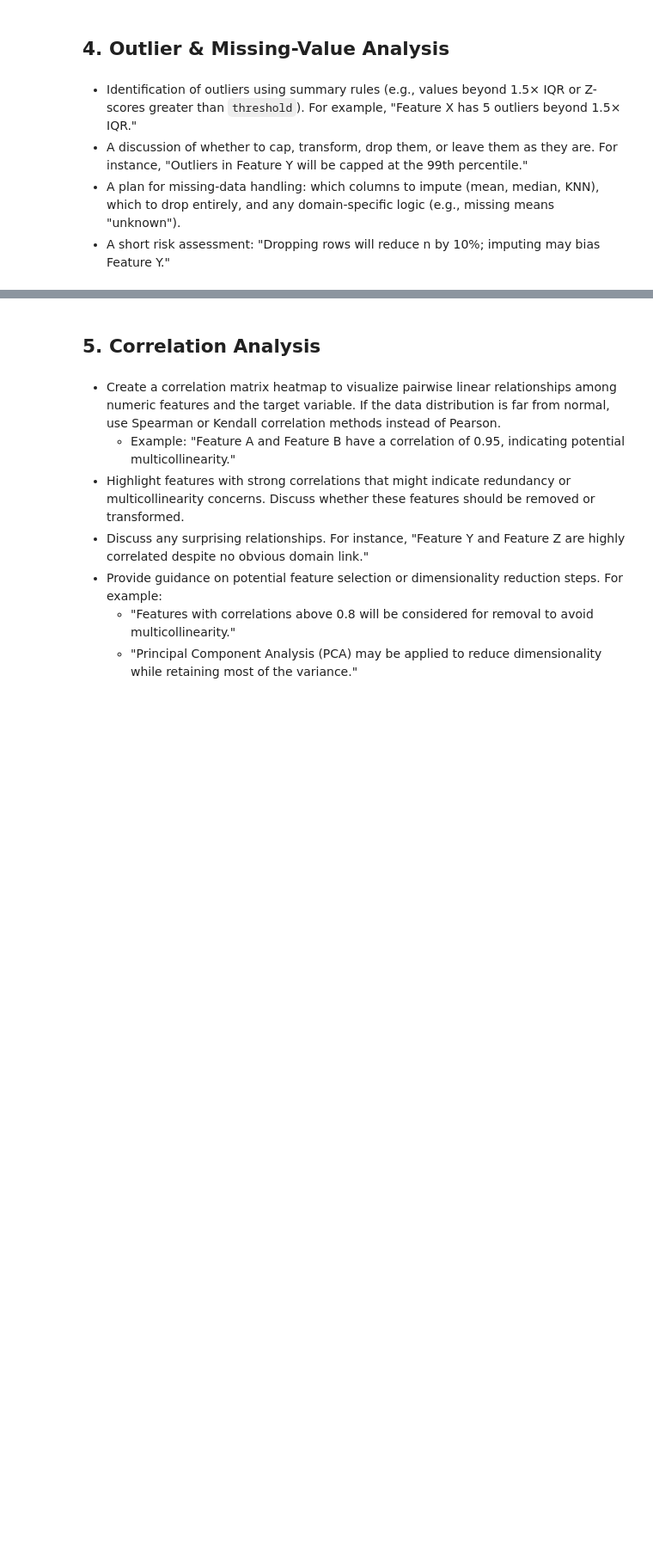
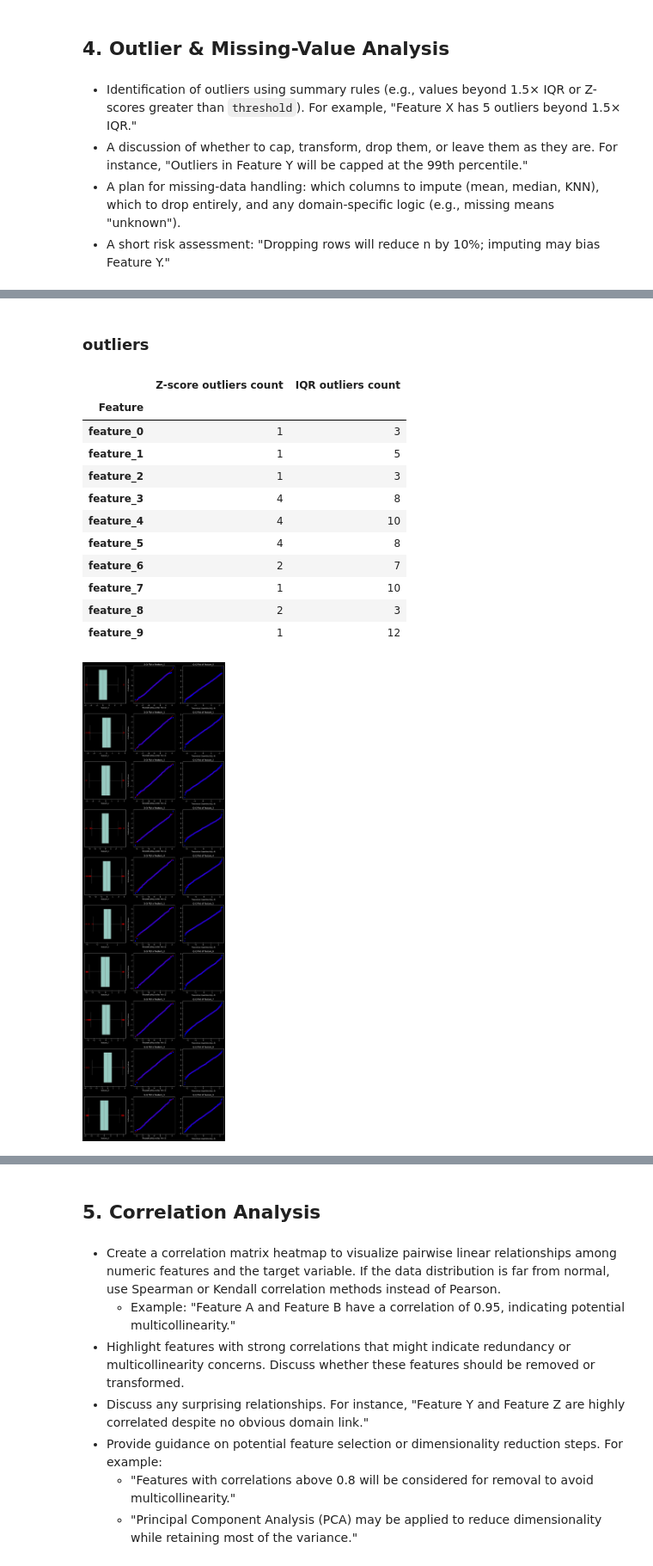
Before and after one commit to szm4c/bagging-boosting-stacking-study, a Jupyter notebook: notebooks/eda/regression_eda.ipynb, the cells around one changed output, grey strips where cells are left out. Shown at 86% size. Cells and saved outputs as stored; diff of their text form; code cells hidden in the pictures; blank space fills up the shorter version.

```diff
--- a/notebooks/eda/regression_eda.ipynb
+++ b/notebooks/eda/regression_eda.ipynb
@@ -134,0 +237,77 @@ Descriptive Statistics:
+# %% [markdown]
+### outliers
+# %%
+# Plot one under the other: (boxplot + qqplot N(0, 1) + qqplot N(mu, sigma))
+# also display outliers with methods Z-score and IQR
+# Do that for each feature in a loop
+outlier_summary = []
+
+nrows = df.shape[1] - 1
+fig, ax = plt.subplots(nrows=nrows, ncols=3, figsize=(12, 4 * nrows))
+
+# Customize boxplot colors
+flierprops = dict(marker="o", markeredgecolor="red", markersize=8, linestyle="none")
+
+for row, col_name in enumerate(df.drop(columns="target").columns):
+    # Z‐score rule
+    zs = np.abs(stats.zscore(df[col_name].dropna()))
+    z_out = np.sum(zs > 3)
+
+    # IQR rule
+    Q1 = df[col_name].quantile(0.25)
+    Q3 = df[col_name].quantile(0.75)
+    IQR = Q3 - Q1
+    iqr_mask = (df[col_name] < Q1 - 1.5 * IQR) | (df[col_name] > Q3 + 1.5 * IQR)
+    iqr_out = iqr_mask.sum()
+
+    outlier_summary.append({
+        "feature": col_name,
+        "zscore_outliers": int(z_out),
+        "iqr_outliers": int(iqr_out)
+    })
+
+    # Boxplot
+    sns.boxplot(x=df[col_name], ax=ax[row, 0], flierprops=flierprops)
+
+    # Q–Q plot - N(0, 1)
+    stats.probplot(df[col_name], dist="norm", plot=ax[row, 1])
+    ax[row, 1].set_title(f"Q-Q Plot of {col_name}")
+    ax[row, 1].set_xlabel("Theoretical Quantiles N(0, 1)")
+
+    # Q–Q plot - N(mu_hat, sigma_hat)
+    mu_hat = df[col_name].mean()
+    sigma_hat = df[col_name].std()
+    theoretical_quantiles = stats.norm.ppf(
+        np.linspace(0.01, 0.99, len(df[col_name])), loc=mu_hat, scale=sigma_hat
+    )
+    ax[row, 2].scatter(theoretical_quantiles, np.sort(df[col_name]), color="blue", alpha=0.5)
+    ax[row, 2].plot(
+        [theoretical_quantiles.min(), theoretical_quantiles.max()],
+        [theoretical_quantiles.min(), theoretical_quantiles.max()],
+        color="red",
+        linestyle="--",
+    )
+    ax[row, 2].set_title(f"Q-Q Plot of {col_name}")
+    ax[row, 2].set_xlabel(r"Theoretical Quantiles N($\hat{\mu}$, $\hat{\sigma}$)")
+
+outlier_summary = pd.DataFrame(outlier_summary).set_index("feature")
+outlier_summary.index.name = "Feature"
+outlier_summary.columns = ["Z-score outliers count", "IQR outliers count"]
+display(outlier_summary)
+
+plt.tight_layout()
+plt.show()
+# %% [output]
+|  | Z-score outliers count | IQR outliers count |
+| Feature |  |  |
+| feature_0 | 1 | 3 |
+| feature_1 | 1 | 5 |
+| feature_2 | 1 | 3 |
+| feature_3 | 4 | 8 |
+| feature_4 | 4 | 10 |
+| feature_5 | 4 | 8 |
+| feature_6 | 2 | 7 |
+| feature_7 | 1 | 10 |
+| feature_8 | 2 | 3 |
+| feature_9 | 1 | 12 |
+[figure, added]
```
Also changed, not shown: parts of 30 cells of this notebook.
